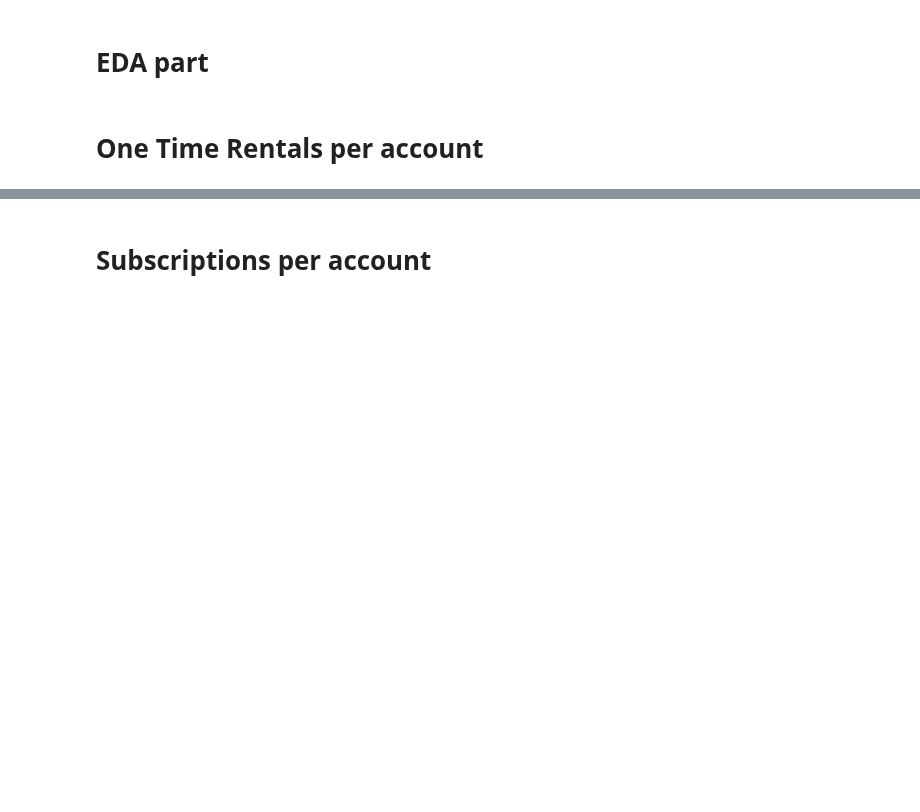
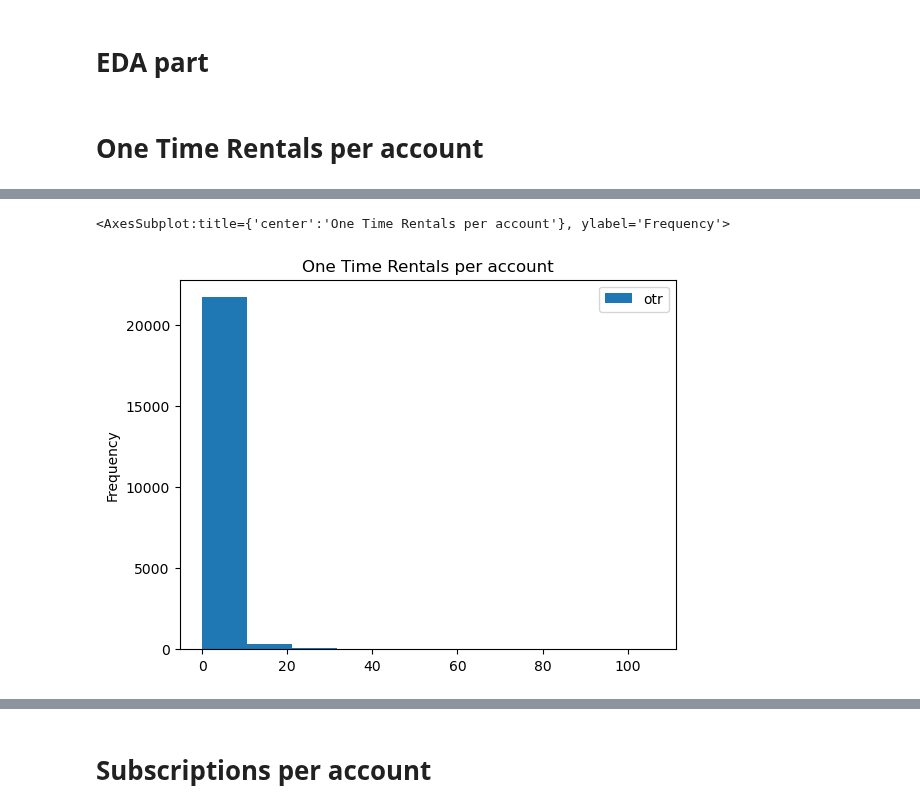
Before and after one commit to elisicke/Data-Analyst-Capstone-Project, a Jupyter notebook: EDA_phillipp.ipynb, the cells around one changed output, grey strips where cells are left out. Cells and saved outputs as stored; diff of their text form; code cells hidden in the pictures; blank space fills up the shorter version.

Commit message:
added some kpi calculations and visualizations

```diff
--- a/EDA_phillipp.ipynb
+++ b/EDA_phillipp.ipynb
@@ -125,0 +51,5 @@ sf.get_dataframe(f' SELECT onetime_rental_count FROM {schema}.accounts').describ
+# %%
+sf.get_dataframe(f'SELECT account_key as account, onetime_rental_count as otr FROM {schema}.accounts ORDER BY otr DESC').plot(kind="hist", title="One Time Rentals per account")
+# %% [output]
+<AxesSubplot:title={'center':'One Time Rentals per account'}, ylabel='Frequency'>
+[figure, added]
```
Also changed, not shown: parts of 25 cells of this notebook.
